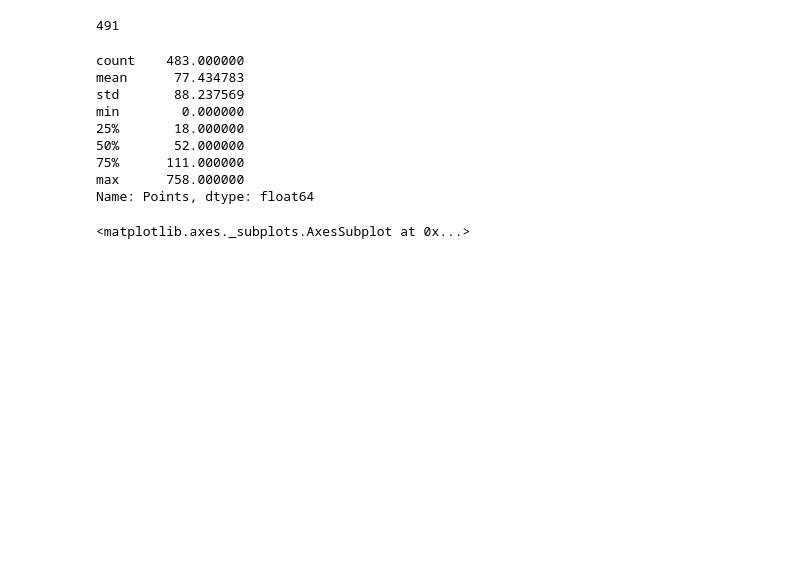
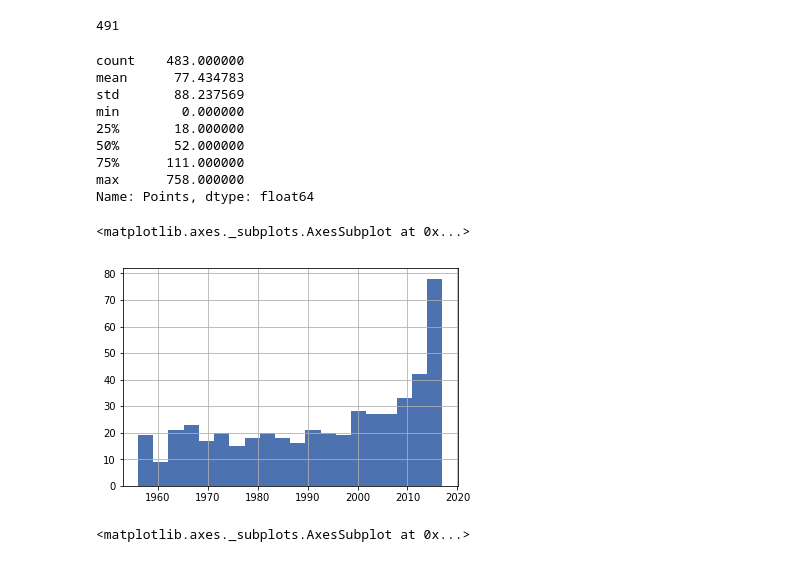
Before and after one commit to eduardbonada/eurovision_songs, a Jupyter notebook: Get Audio Fetures of Eurovision Songs.ipynb, the cells around one changed output. Cells and saved outputs as stored; diff of their text form; code cells hidden in the pictures; blank space fills up the shorter version.

Commit message:
explore stats of songs with ids

```diff
--- a/Get Audio Fetures of Eurovision Songs.ipynb
+++ b/Get Audio Fetures of Eurovision Songs.ipynb
@@ -125,6 +125,12 @@ min        0.000000
 75%      111.000000
 max      758.000000
 Name: Points, dtype: float64
+# %%
+# years of songs with id
+songs_df[songs_df['id'] != '']['Year'].astype('int64').hist(bins=20)
+# %% [output]
+<matplotlib.axes._subplots.AxesSubplot at 0x...>
+[figure, added]
 # %%
 # ranks of songs with id
 songs_df[songs_df['id'] != '']['Rank'].astype('int64').hist(bins=27)
```
Also changed, not shown: parts of 1 cell of this notebook, 1 other file.
